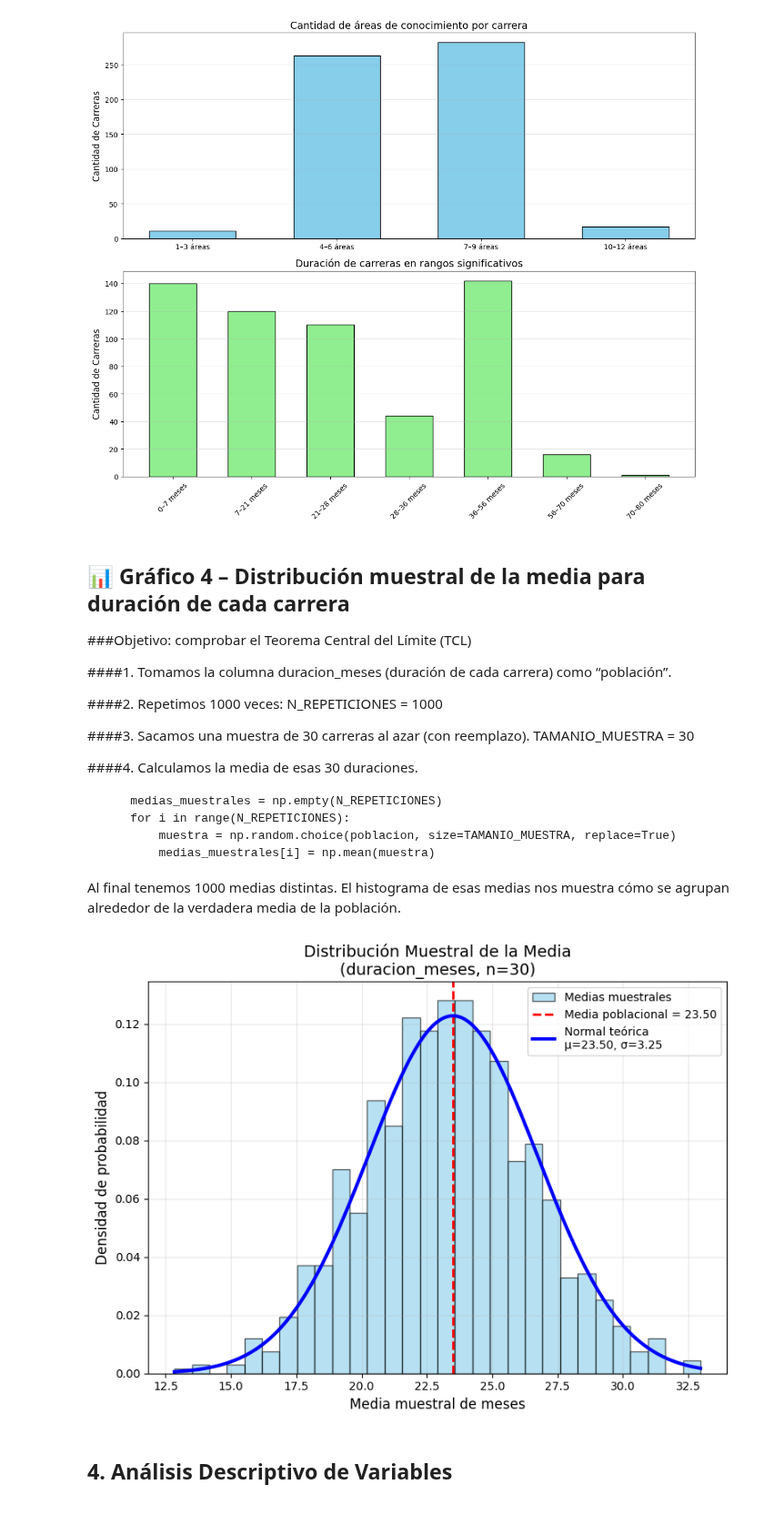
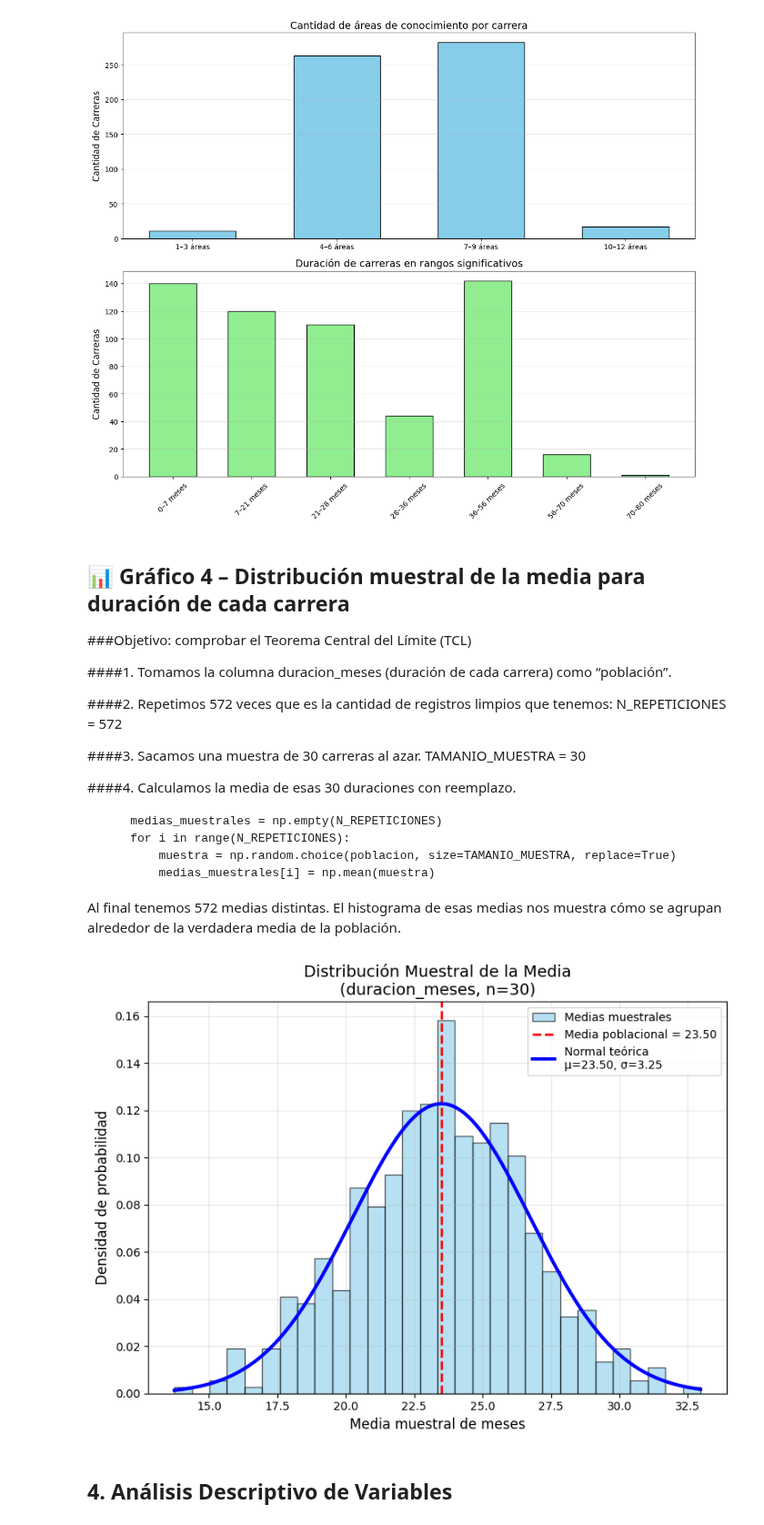
Before and after one commit to educacion-digital-ar/inclusion-educativa-digital, a Jupyter notebook: Documentacion/limpieza.ipynb, the cells around one changed output. Shown at 91% size. Cells and saved outputs as stored; diff of their text form; code cells hidden in the pictures.

Commit message:
se modifico cantidad de muestras en graficos 3 y 4

```diff
--- a/Documentacion/limpieza.ipynb
+++ b/Documentacion/limpieza.ipynb
@@ -1068,20 +1068,20 @@ plt.show()
 
 ####1. Tomamos la columna duracion_meses (duración de cada carrera) como “población”.
 
-####2. Repetimos 1000 veces:
-              N_REPETICIONES = 1000
+####2. Repetimos 572 veces que es la cantidad de registros limpios que tenemos:
+              N_REPETICIONES = 572
 
-####3. Sacamos una muestra de 30 carreras al azar (con reemplazo).
+####3. Sacamos una muestra de 30 carreras al azar.
                TAMANIO_MUESTRA = 30
 
-####4. Calculamos la media de esas 30 duraciones.
+####4. Calculamos la media de esas 30 duraciones con reemplazo.
 
         medias_muestrales = np.empty(N_REPETICIONES)
         for i in range(N_REPETICIONES):
             muestra = np.random.choice(poblacion, size=TAMANIO_MUESTRA, replace=True)
             medias_muestrales[i] = np.mean(muestra)
 
-Al final tenemos 1000 medias distintas. El histograma de esas medias nos muestra cómo se agrupan alrededor de la verdadera media de la población.
+Al final tenemos 572 medias distintas. El histograma de esas medias nos muestra cómo se agrupan alrededor de la verdadera media de la población.
 # %%
 import numpy as np
 import matplotlib.pyplot as plt
@@ -1095,7 +1095,7 @@ media_poblacion = np.mean(poblacion)
 sigma = np.std(poblacion, ddof=0)
 
 #parámetros
-N_REPETICIONES = 1000    # número de muestras que tomaremos
+N_REPETICIONES = 572    # número de muestras que tenemos en DatasetLimpio.csv
 TAMANIO_MUESTRA = 30     # tamaño de cada muestra (n)
 
 np.random.seed(42)
@@ -1107,34 +1107,34 @@ medias_muestrales = np.empty(N_REPETICIONES)
 for i in range(N_REPETICIONES):
     muestra = np.random.choice(poblacion, size=TAMANIO_MUESTRA, replace=True)
     medias_muestrales[i] = np.mean(muestra)
 
 #calculo desviación estándar teórica de la media muestral
 sigma_media_teorica = sigma / np.sqrt(TAMANIO_MUESTRA)
 
 #histograma de las medias muestrales
 plt.figure(figsize=(8, 6))
 counts, bins, _ = plt.hist(medias_muestrales,bins=30,density=True, alpha=0.6
                 ,edgecolor="black",color="skyblue",label="Medias muestrales")
 
 #media poblacional vertical
 plt.axvline(x=media_poblacion,color="red",linestyle="--",
     linewidth=2,label=f"Media poblacional = {media_poblacion:.2f}")
 
 #densidad normal teórica N
 x_teorico = np.linspace(medias_muestrales.min(), medias_muestrales.max(), 200)
 pdf_normal = stats.norm.pdf(x_teorico, loc=media_poblacion, scale=sigma_media_teorica)
 
 plt.plot(x_teorico,pdf_normal,color="blue",linewidth=3,
          label=f"Normal teórica\nμ={media_poblacion:.2f}, σ={sigma_media_teorica:.2f}")
 plt.title("Distribución Muestral de la Media\n(duracion_meses, n=30)", fontsize=14)
 plt.xlabel("Media muestral de meses", fontsize=12)
 plt.ylabel("Densidad de probabilidad", fontsize=12)
 plt.legend(fontsize=10)
 plt.grid(alpha=0.3)
 plt.tight_layout()
 plt.show()
 # %% [output]
-[figure, old version]
+[figure, new version]
 # %% [markdown]
 ## 4. Análisis Descriptivo de Variables
 # %% [markdown]
```
